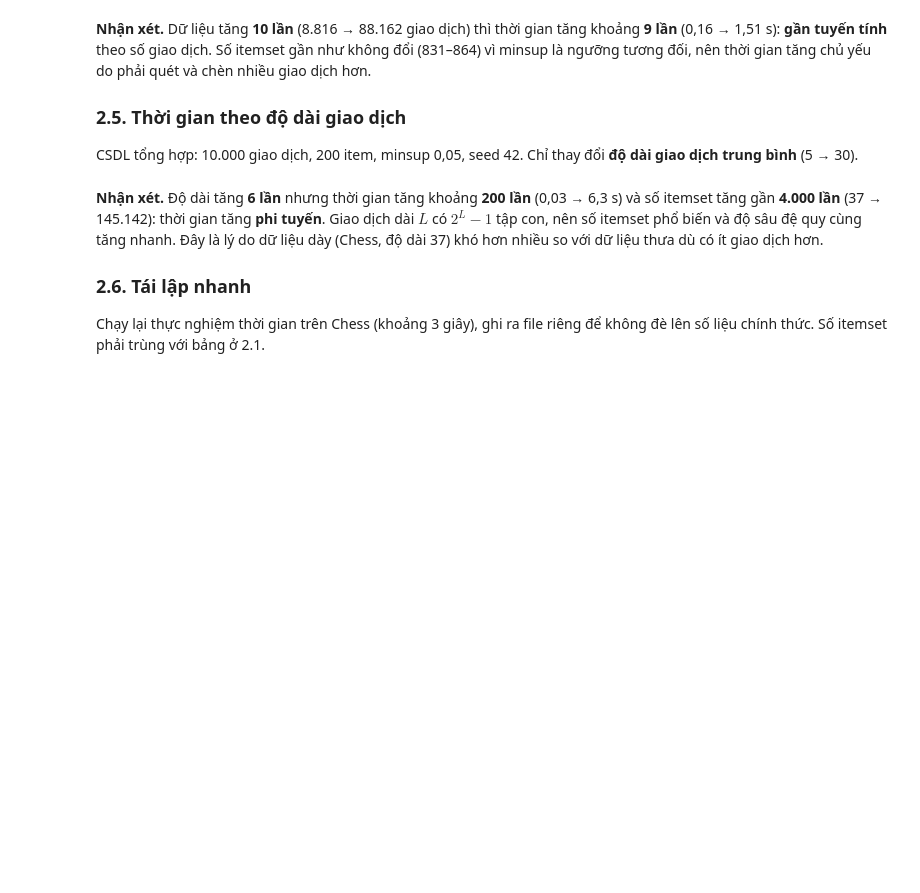
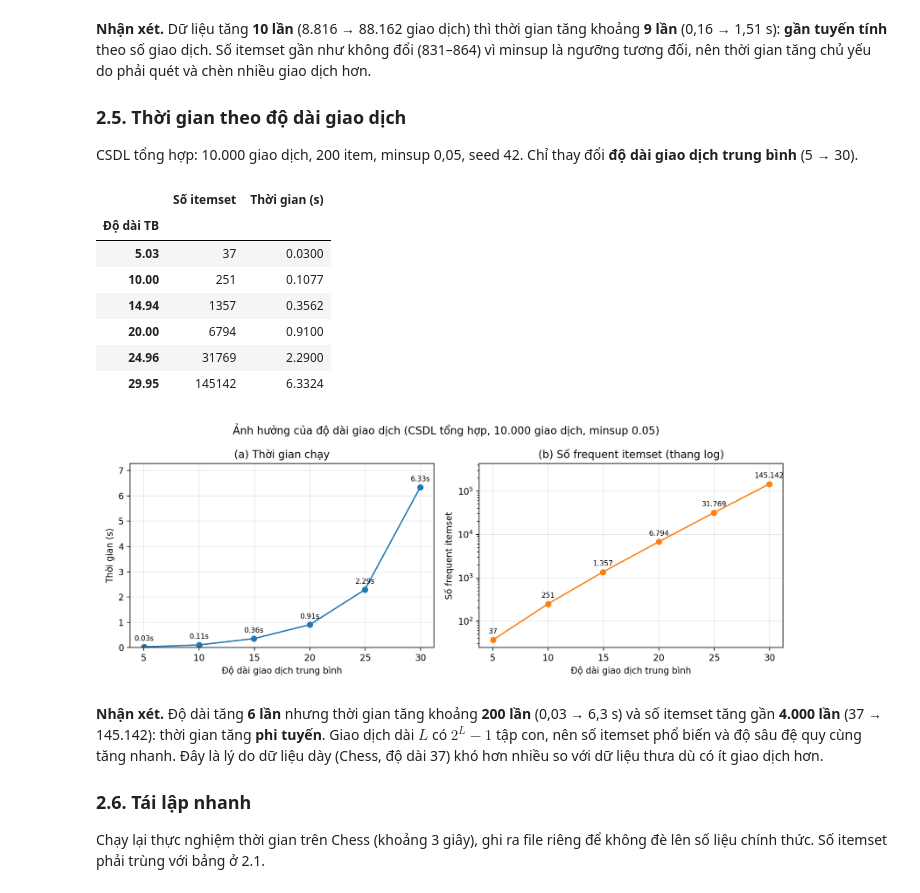
Before and after one commit to KhoaTranFitus/Frequent_Itemset, a Jupyter notebook: notebooks/demo.ipynb, the cells around one changed output. Cells and saved outputs as stored; diff of their text form; code cells hidden in the pictures; blank space fills up the shorter version.

```diff
--- a/notebooks/demo.ipynb
+++ b/notebooks/demo.ipynb
@@ -170,8 +256,20 @@ CSDL tổng hợp: 10.000 giao dịch, 200 item, minsup 0,05, seed 42. Chỉ tha
 dịch trung bình** (5 → 30).
 # %%
 tx = pd.read_csv(f"{EXP}/txlen.csv")
-display(tx)
+display(pd.DataFrame({
+    "Độ dài TB": tx["avg_len"], "Số itemset": tx["itemsets"], "Thời gian (s)": tx["t_opt_s"],
+}).set_index("Độ dài TB"))
 hinh("txlen")
+# %% [output]
+|  | Số itemset | Thời gian (s) |
+| Độ dài TB |  |  |
+| 5.03 | 37 | 0.0300 |
+| 10.00 | 251 | 0.1077 |
+| 14.94 | 1357 | 0.3562 |
+| 20.00 | 6794 | 0.9100 |
+| 24.96 | 31769 | 2.2900 |
+| 29.95 | 145142 | 6.3324 |
+[figure, added]
 # %% [markdown]
 **Nhận xét.** Độ dài tăng **6 lần** nhưng thời gian tăng khoảng **200 lần** (0,03 → 6,3 s) và
 số itemset tăng gần **4.000 lần** (37 → 145.142): thời gian tăng **phi tuyến**. Giao dịch dài
```
Also changed, not shown: parts of 49 cells of this notebook, 8 other files.
